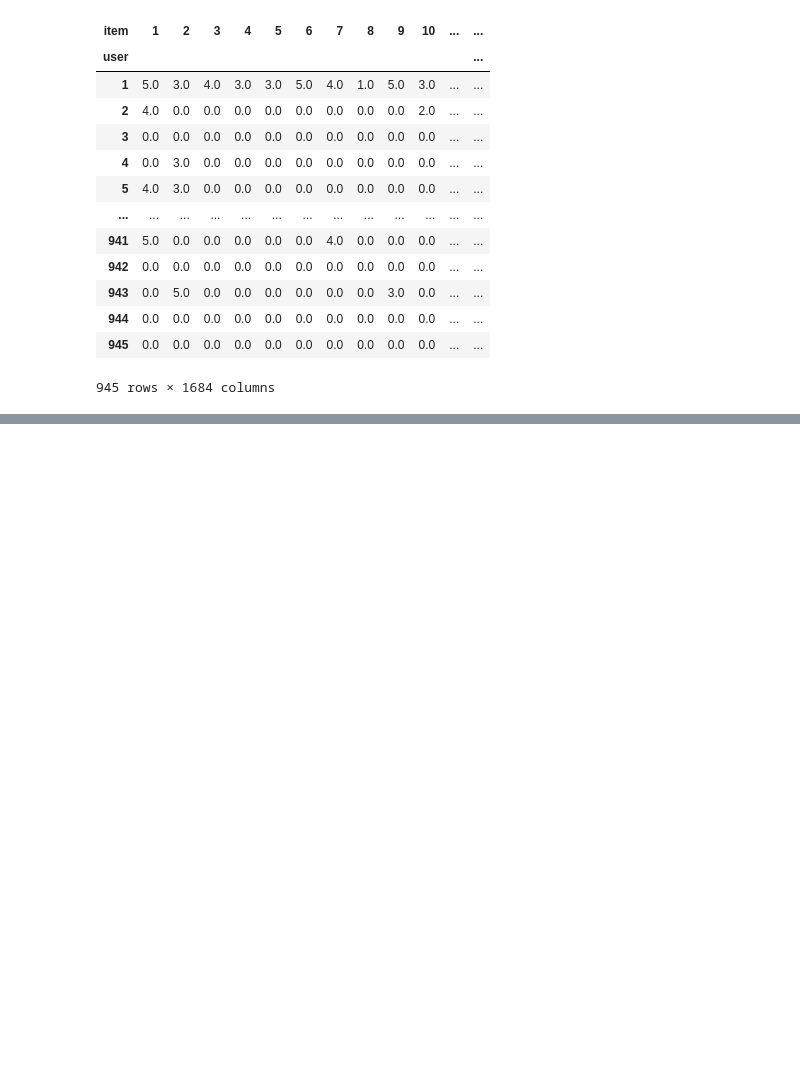
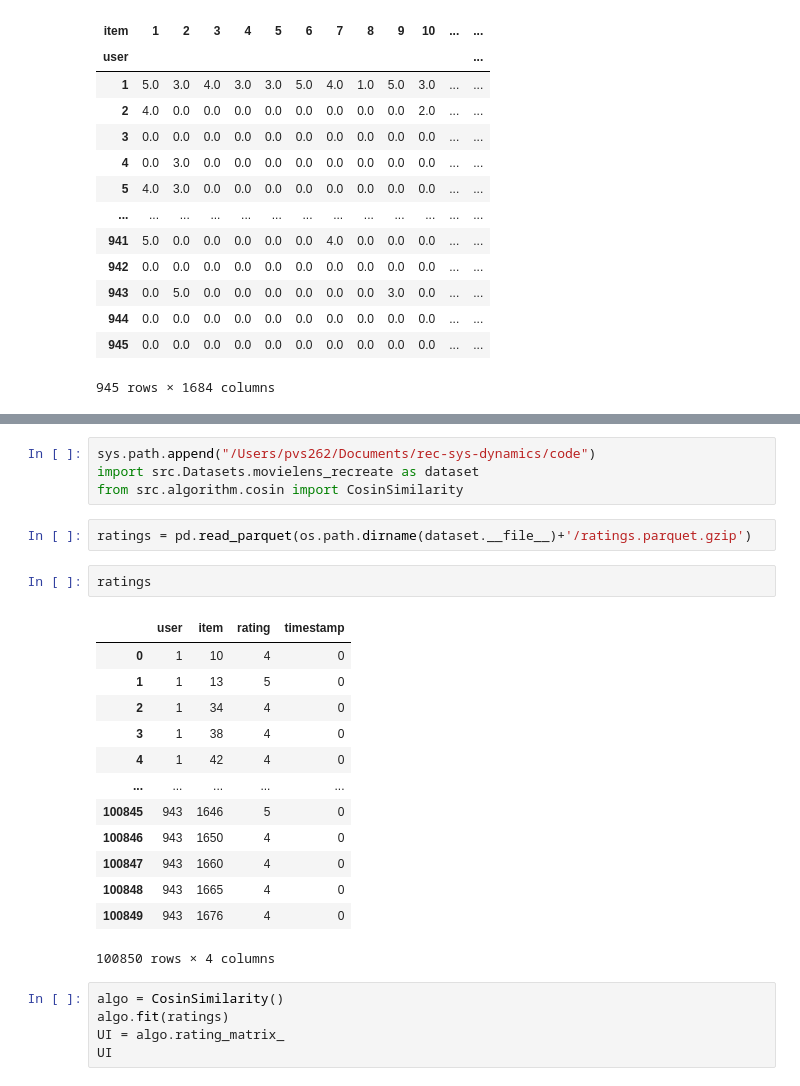
Before and after one commit to niniack/rec-sys-dynamics, a Jupyter notebook: notebooks/cluster_example.ipynb, the cells around one changed output, grey strips where cells are left out. Cells and saved outputs as stored; diff of their text form; blank space fills up the shorter version.

```diff
--- a/notebooks/cluster_example.ipynb
+++ b/notebooks/cluster_example.ipynb
@@ -150,3 +166,30 @@ ML_clusters.plotScatter(True, 'gmm')
 # %% [output]
 [interactive output not drawn]
 [interactive output not drawn]
+# %%
+sys.path.append("/Users/pvs262/Documents/rec-sys-dynamics/code")
+import src.Datasets.movielens_recreate as dataset
+from src.algorithm.cosin import CosinSimilarity
+# %%
+ratings = pd.read_parquet(os.path.dirname(dataset.__file__)+'/ratings.parquet.gzip')
+# %%
+ratings
+# %% [output]
+|  | user | item | rating | timestamp |
+| 0 | 1 | 10 | 4 | 0 |
+| 1 | 1 | 13 | 5 | 0 |
+| 2 | 1 | 34 | 4 | 0 |
+| 3 | 1 | 38 | 4 | 0 |
+| 4 | 1 | 42 | 4 | 0 |
+| ... | ... | ... | ... | ... |
+| 100845 | 943 | 1646 | 5 | 0 |
+| 100846 | 943 | 1650 | 4 | 0 |
+| 100847 | 943 | 1660 | 4 | 0 |
+| 100848 | 943 | 1665 | 4 | 0 |
+| 100849 | 943 | 1676 | 4 | 0 |
+100850 rows × 4 columns
+# %%
+algo = CosinSimilarity()
+algo.fit(ratings)
+UI = algo.rating_matrix_
+UI
```
Also changed, not shown: parts of 10 cells of this notebook, 4 other files.
